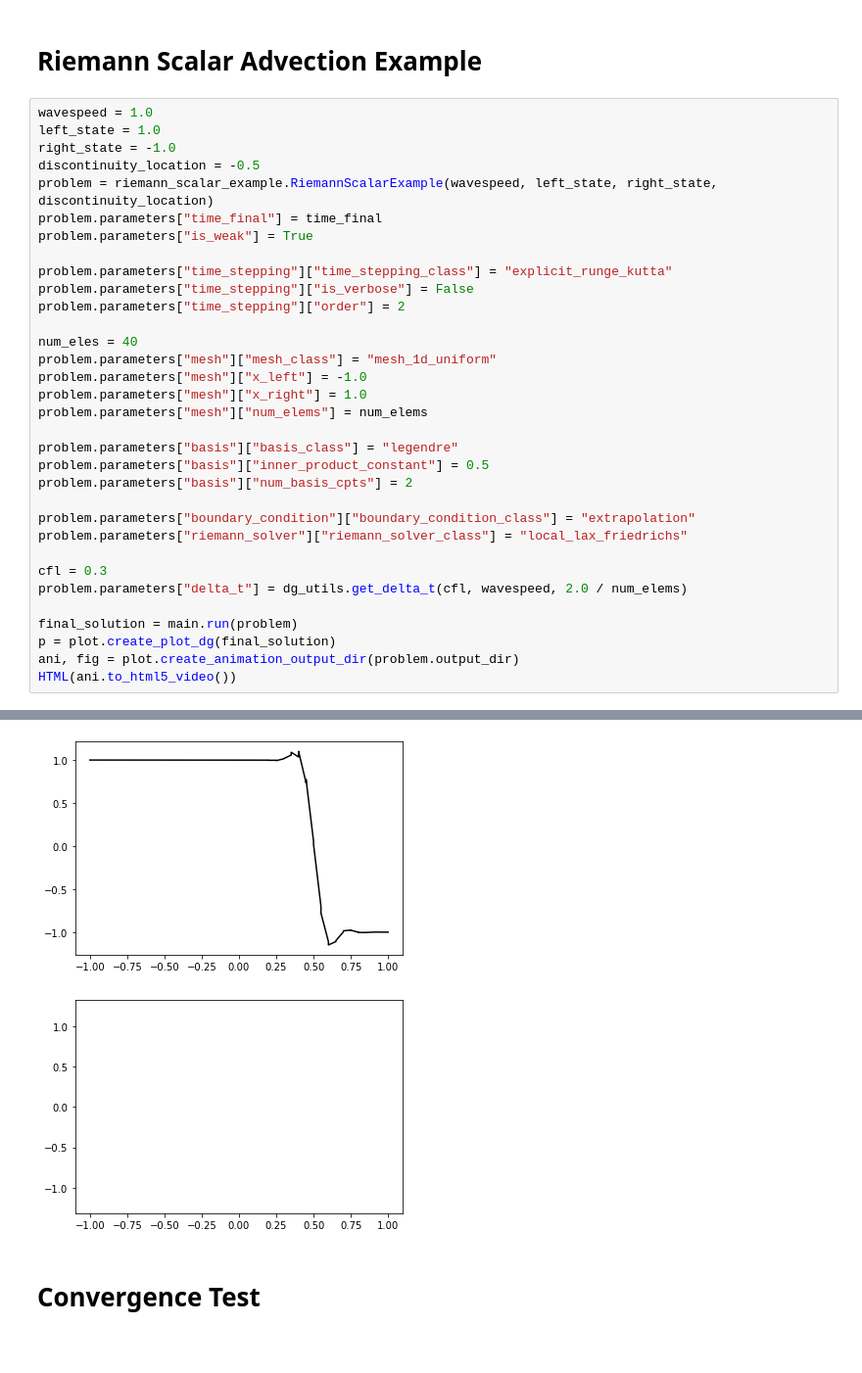
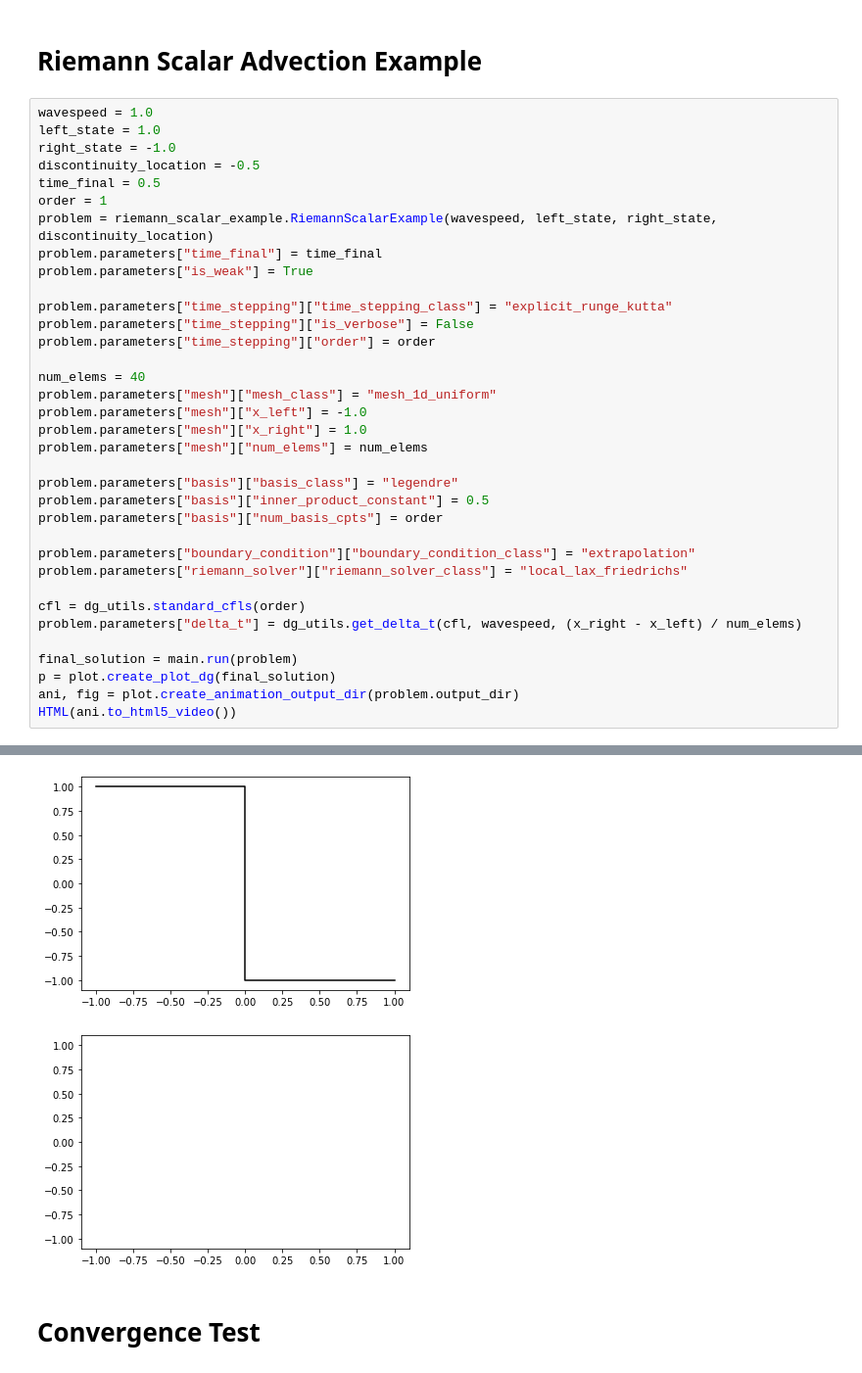
Before and after one commit to caleblogemann/pydogpack, a Jupyter notebook: apps/advection/riemannscalarexample/riemann_scalar_example.ipynb, the cells around one changed output, grey strips where cells are left out. Shown at 98% size. Cells and saved outputs as stored; diff of their text form.

```diff
--- a/apps/advection/riemannscalarexample/riemann_scalar_example.ipynb
+++ b/apps/advection/riemannscalarexample/riemann_scalar_example.ipynb
@@ -14,40 +14,42 @@ from IPython.display import HTML
 # %%
 wavespeed = 1.0
 left_state = 1.0
 right_state = -1.0
 discontinuity_location = -0.5
+time_final = 0.5
+order = 1
 problem = riemann_scalar_example.RiemannScalarExample(wavespeed, left_state, right_state, discontinuity_location)
 problem.parameters["time_final"] = time_final
 problem.parameters["is_weak"] = True
 
 problem.parameters["time_stepping"]["time_stepping_class"] = "explicit_runge_kutta"
 problem.parameters["time_stepping"]["is_verbose"] = False
-problem.parameters["time_stepping"]["order"] = 2
+problem.parameters["time_stepping"]["order"] = order
 
-num_eles = 40
+num_elems = 40
 problem.parameters["mesh"]["mesh_class"] = "mesh_1d_uniform"
 problem.parameters["mesh"]["x_left"] = -1.0
 problem.parameters["mesh"]["x_right"] = 1.0
 problem.parameters["mesh"]["num_elems"] = num_elems
 
 problem.parameters["basis"]["basis_class"] = "legendre"
 problem.parameters["basis"]["inner_product_constant"] = 0.5
-problem.parameters["basis"]["num_basis_cpts"] = 2
+problem.parameters["basis"]["num_basis_cpts"] = order
 
 problem.parameters["boundary_condition"]["boundary_condition_class"] = "extrapolation"
 problem.parameters["riemann_solver"]["riemann_solver_class"] = "local_lax_friedrichs"
 
-cfl = 0.3
-problem.parameters["delta_t"] = dg_utils.get_delta_t(cfl, wavespeed, 2.0 / num_elems)
+cfl = dg_utils.standard_cfls(order)
+problem.parameters["delta_t"] = dg_utils.get_delta_t(cfl, wavespeed, (x_right - x_left) / num_elems)
 
 final_solution = main.run(problem)
 p = plot.create_plot_dg(final_solution)
 ani, fig = plot.create_animation_output_dir(problem.output_dir)
 HTML(ani.to_html5_video())
 # %% [output]
 [interactive output not drawn]
-[figure, old version]
+[figure, new version]
-[figure, old version]
+[figure, new version]
 # %% [markdown]
 # Convergence Test
 # %% [markdown]
```
Also changed, not shown: 15 other files.
